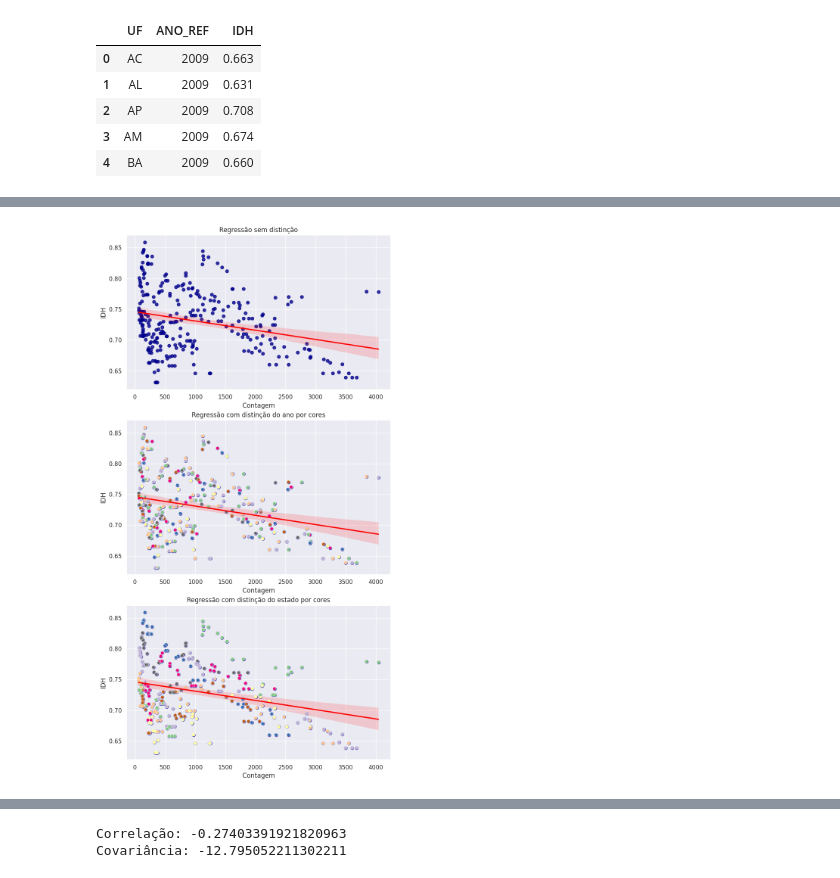
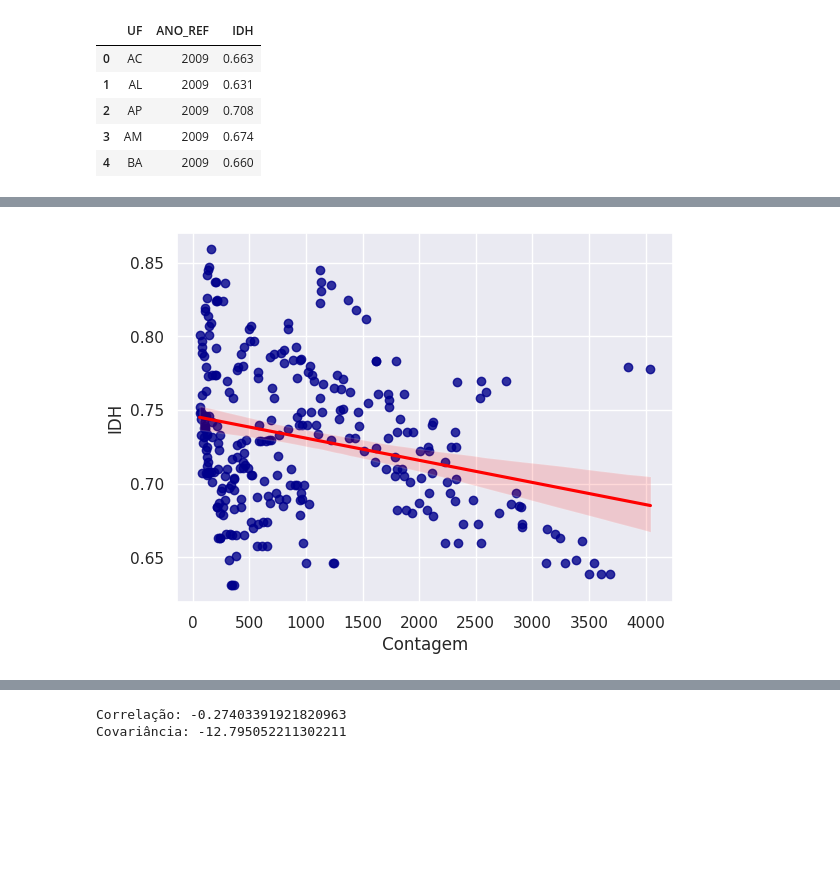
Before and after one commit to datasci4health/projects2023, a Jupyter notebook: hans_project/notebooks/EDA_Hans.ipynb, the cells around one changed output, grey strips where cells are left out. Drawn from its saved outputs; the diff is of its cells as text; code cells hidden in the pictures; blank space fills up the shorter version.

Commit message:
Separate idh graphics

```diff
--- a/hans_project/notebooks/EDA_Hans.ipynb
+++ b/hans_project/notebooks/EDA_Hans.ipynb
@@ -187,17 +188,6 @@ df_hans_idh.head()
-# %%
-# Cria o gráfico de dispersão com linha de regressão
-fig, axes = plt.subplots(3,1, figsize=(9, 18))
-sns.regplot(x='Contagem', y='IDH', data=df_hans_idh, color='darkblue', line_kws={'color': 'red'}, ax=axes[0])
-sns.regplot(x='Contagem', y='IDH', data=df_hans_idh, color='darkblue', line_kws={'color': 'red'}, ax=axes[1])
-sns.regplot(x='Contagem', y='IDH', data=df_hans_idh, color='darkblue', line_kws={'color': 'red'}, ax=axes[2])
-sns.scatterplot(x='Contagem', y='IDH', data=df_hans_idh, hue="ANO_REF", palette='Accent', ax=axes[1], legend=False)
-sns.scatterplot(x='Contagem', y='IDH', data=df_hans_idh, hue="UF", palette='Accent', ax=axes[2], legend=False)
-
-axes[0].set_title("Regressão sem distinção")
-axes[1].set_title("Regressão com distinção do ano por cores")
-axes[2].set_title("Regressão com distinção do estado por cores")
-
-# Exibe o gráfico
-plt.show()
-# %% [output]
-[figure, removed]
+# %%
+# Cria o gráfico de dispersão com linha de regressão
+ax = sns.regplot(x='Contagem', y='IDH', data=df_hans_idh, color='darkblue', line_kws={'color': 'red'})
+plt.savefig('../assets/graficos/graficos_caso_idh.png')
+# %% [output]
+[figure, added]
```
Also changed, not shown: parts of 11 cells of this notebook, 7 other files.
